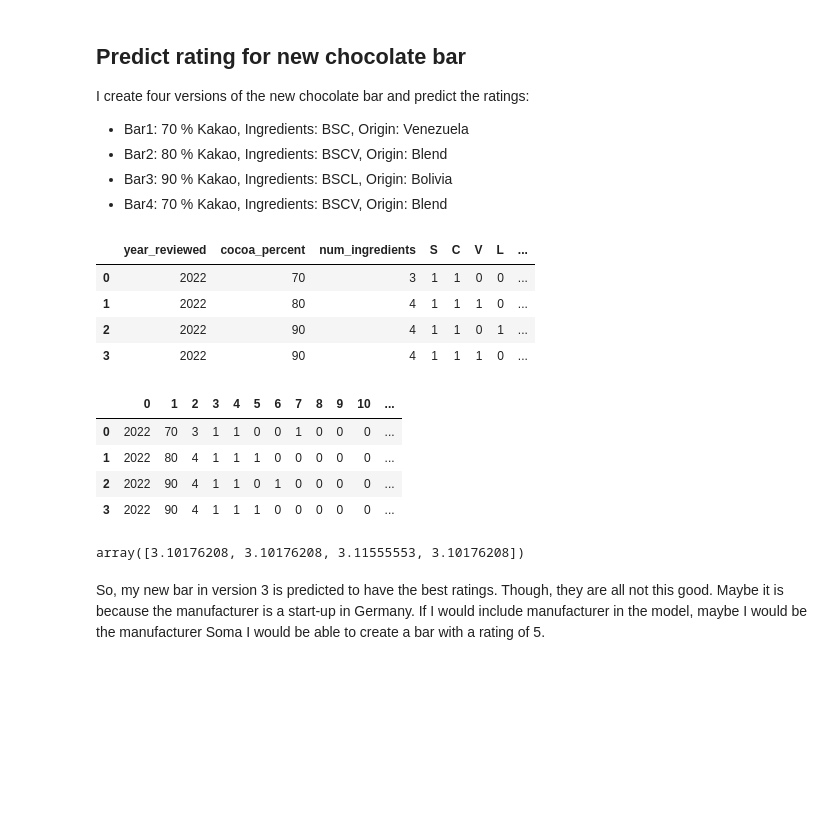
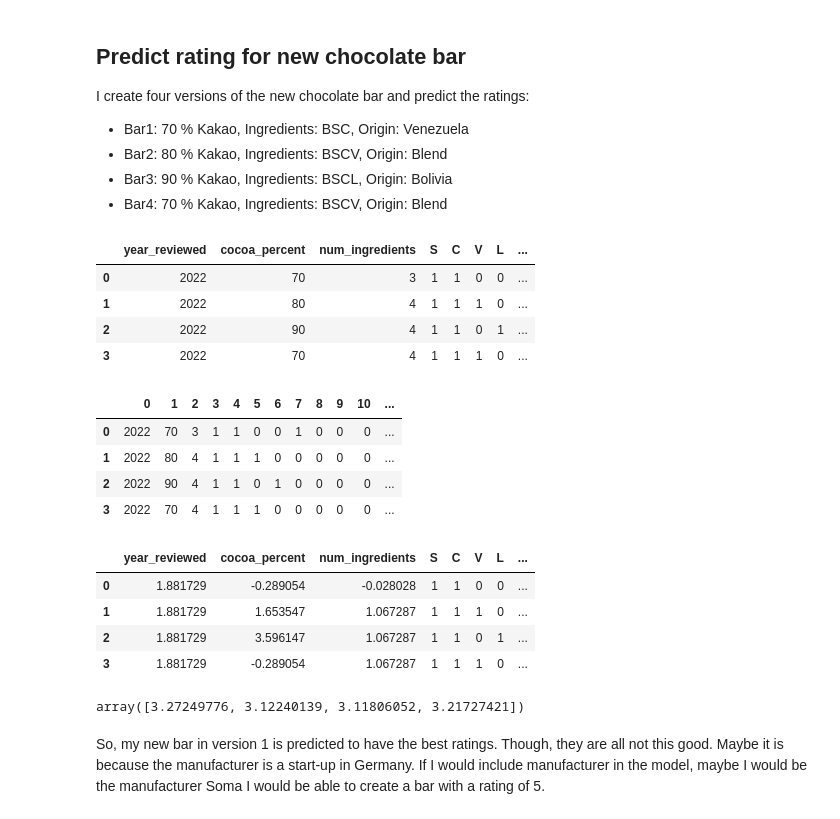
Before and after one commit to katrinlaura73/data_projects, a Jupyter notebook: Chocolate Bar Ratings.ipynb, the cells around one changed output. Drawn from its saved outputs; the diff is of its cells as text; code cells hidden in the pictures; blank space fills up the shorter version.

```diff
--- a/Chocolate Bar Ratings.ipynb
+++ b/Chocolate Bar Ratings.ipynb
@@ -873,42 +873,55 @@ I create four versions of the new chocolate bar and predict the ratings:
  - Bar3: 90 % Kakao, Ingredients: BSCL, Origin: Bolivia
  - Bar4: 70 % Kakao, Ingredients: BSCV, Origin: Blend
 # %%
-# Now, I have a model I the three version of my new chocolate bar
+# Now, I have a model to predict the ratings of the four versions of my new chocolate bar
 
 bar4=[]
 
 bar1 = [2022, 70,3,1,1,0,0,1,0,0,0,0,0,0,0,0,0]
 bar2 = [2022, 80,4,1,1,1,0,0,0,0,0,0,1,0,0,0,0]
 bar3 = [2022, 90,4,1,1,0,1,0,0,0,0,0,0,0,1,0,0]
-bar4 = [2022, 90,4,1,1,1,0,0,0,0,0,0,1,0,0,0,0]
+bar4 = [2022, 70,4,1,1,1,0,0,0,0,0,0,1,0,0,0,0]
 
 #Construct dataframe out of bars
 bars_stack = np.vstack([bar1,bar2, bar3, bar4])
 
 df_bars_with_names = pd.DataFrame(bars_stack,columns=features)
 df_bars = pd.DataFrame(bars_stack)
 
 #Check construct
 display(df_bars_with_names)
 
 display(df_bars)
 # %% [output]
 |  | year_reviewed | cocoa_percent | num_ingredients | S | C | V | L | ... |
 | 0 | 2022 | 70 | 3 | 1 | 1 | 0 | 0 | ... |
 | 1 | 2022 | 80 | 4 | 1 | 1 | 1 | 0 | ... |
 | 2 | 2022 | 90 | 4 | 1 | 1 | 0 | 1 | ... |
-| 3 | 2022 | 90 | 4 | 1 | 1 | 1 | 0 | ... |
+| 3 | 2022 | 70 | 4 | 1 | 1 | 1 | 0 | ... |
 |  | 0 | 1 | 2 | 3 | 4 | 5 | 6 | 7 | 8 | 9 | 10 | ... |
 | 0 | 2022 | 70 | 3 | 1 | 1 | 0 | 0 | 1 | 0 | 0 | 0 | ... |
 | 1 | 2022 | 80 | 4 | 1 | 1 | 1 | 0 | 0 | 0 | 0 | 0 | ... |
 | 2 | 2022 | 90 | 4 | 1 | 1 | 0 | 1 | 0 | 0 | 0 | 0 | ... |
-| 3 | 2022 | 90 | 4 | 1 | 1 | 1 | 0 | 0 | 0 | 0 | 0 | ... |
+| 3 | 2022 | 70 | 4 | 1 | 1 | 1 | 0 | 0 | 0 | 0 | 0 | ... |
 # %%
-# Predict Rations of bars
-y_pred = rf.predict(df_bars)
+# Transform df_bars
+df_bars_tf = df_bars_with_names.copy()
+df_bars_tf[col_num_ot] = scaler.transform(df_bars_with_names[col_num_ot])
 
-display(y_pred)
+
+display(df_bars_tf)
 # %% [output]
-array([3.10176208, 3.10176208, 3.11555553, 3.10176208])
+|  | year_reviewed | cocoa_percent | num_ingredients | S | C | V | L | ... |
+| 0 | 1.881729 | -0.289054 | -0.028028 | 1 | 1 | 0 | 0 | ... |
+| 1 | 1.881729 | 1.653547 | 1.067287 | 1 | 1 | 1 | 0 | ... |
+| 2 | 1.881729 | 3.596147 | 1.067287 | 1 | 1 | 0 | 1 | ... |
+| 3 | 1.881729 | -0.289054 | 1.067287 | 1 | 1 | 1 | 0 | ... |
+# %%
+# Predict Ratings of bars
+y_pred = rf.predict(df_bars_tf)
+
+display(y_pred)
+# %% [output]
+array([3.27249776, 3.12240139, 3.11806052, 3.21727421])
 # %% [markdown]
-So, my new bar in version 3 is predicted to have the best ratings. Though, they are all not this good. Maybe it is because the manufacturer is a start-up in Germany. If I would include manufacturer in the model, maybe I would be the manufacturer Soma I would be able to create a bar with a rating of 5.
+So, my new bar in version 1 is predicted to have the best ratings. Though, they are all not this good. Maybe it is because the manufacturer is a start-up in Germany. If I would include manufacturer in the model, maybe I would be the manufacturer Soma I would be able to create a bar with a rating of 5.
```
